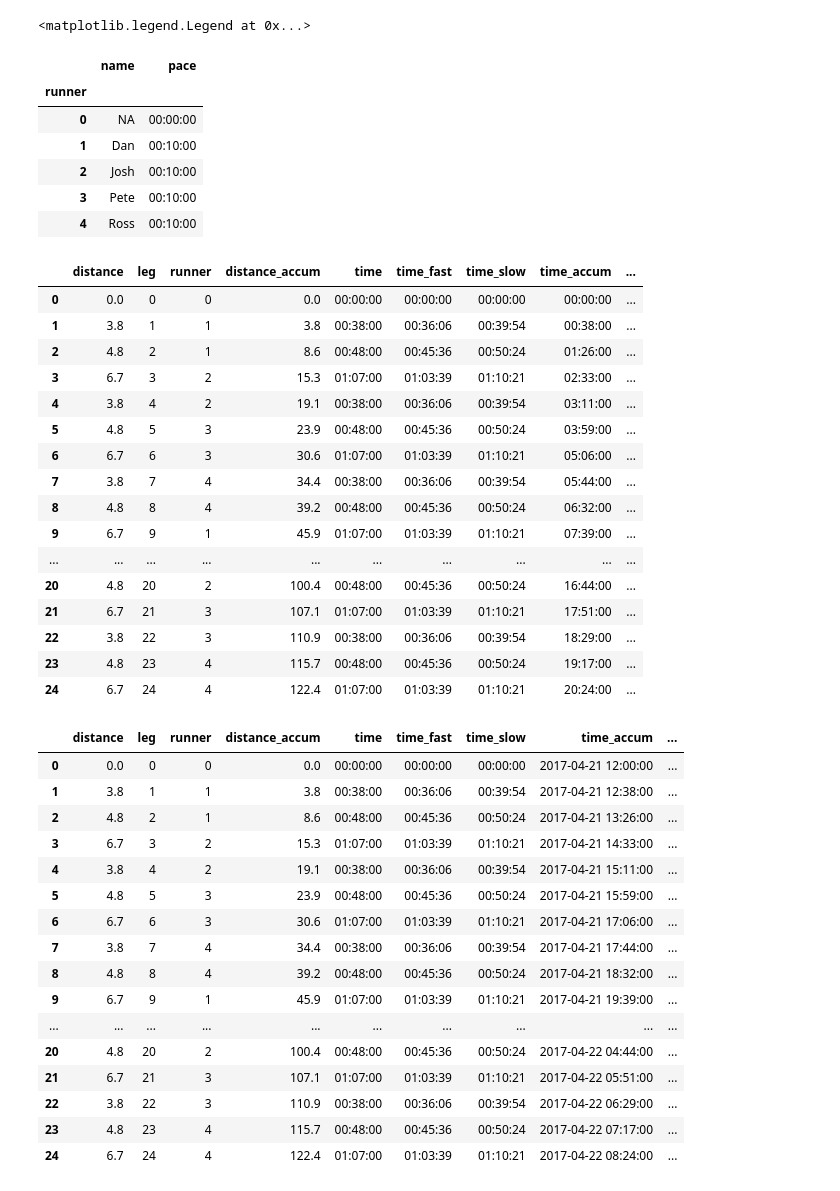
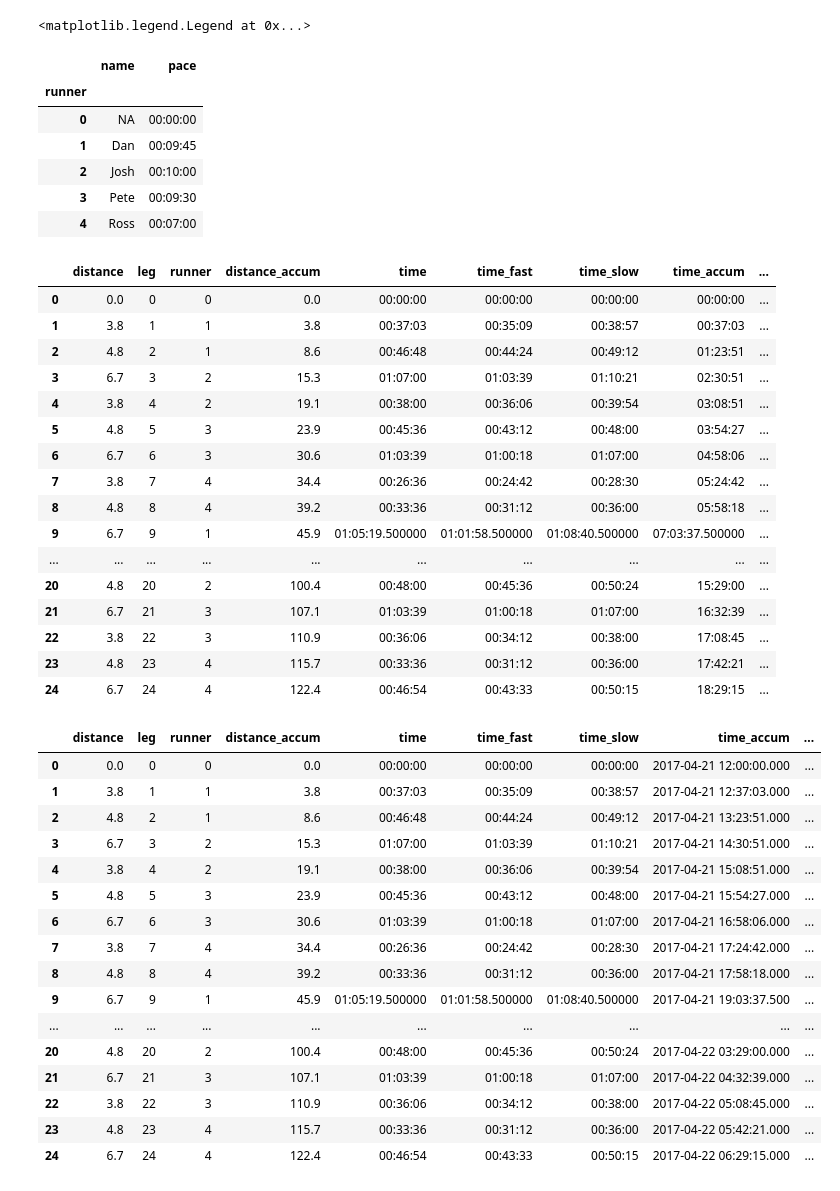
Before and after one commit to peterfpeterson/musings, a Jupyter notebook: AtlantaRagnar2017.ipynb, the cells around one changed output. Saved outputs shown, nothing was run; the diff lists cells and outputs as text; code cells hidden in the pictures.

```diff
--- a/AtlantaRagnar2017.ipynb
+++ b/AtlantaRagnar2017.ipynb
@@ -67,21 +67,21 @@ axes.legend()
 # %%
 runners = pd.DataFrame({'runner':np.arange(5),
                         'name':['NA', 'Dan', 'Josh', 'Pete', 'Ross'],
                         'pace':[np.timedelta64(int(0), 's'),
+                                np.timedelta64(int(9*60+45), 's'),
                                 np.timedelta64(int(10*60), 's'),
-                                np.timedelta64(int(10*60), 's'),
-                                np.timedelta64(int(10*60), 's'),
-                                np.timedelta64(int(10*60), 's')]})
+                                np.timedelta64(int(9*60+30), 's'),
+                                np.timedelta64(int(7*60), 's')]})
 runners = runners.set_index('runner') # must be a better way
 runners
 # %% [output]
 |  | name | pace |
 | runner |  |  |
 | 0 | NA | 00:00:00 |
-| 1 | Dan | 00:10:00 |
+| 1 | Dan | 00:09:45 |
 | 2 | Josh | 00:10:00 |
-| 3 | Pete | 00:10:00 |
-| 4 | Ross | 00:10:00 |
+| 3 | Pete | 00:09:30 |
+| 4 | Ross | 00:07:00 |
 # %%
 # taken from https://www.timeanddate.com/sun/usa/atlanta
 sunset = np.datetime64('2017-04-21T20:13')
@@ -111,21 +111,21 @@ race
 # %% [output]
 |  | distance | leg | runner | distance_accum | time | time_fast | time_slow | time_accum | ... |
 | 0 | 0.0 | 0 | 0 | 0.0 | 00:00:00 | 00:00:00 | 00:00:00 | 00:00:00 | ... |
-| 1 | 3.8 | 1 | 1 | 3.8 | 00:38:00 | 00:36:06 | 00:39:54 | 00:38:00 | ... |
-| 2 | 4.8 | 2 | 1 | 8.6 | 00:48:00 | 00:45:36 | 00:50:24 | 01:26:00 | ... |
-| 3 | 6.7 | 3 | 2 | 15.3 | 01:07:00 | 01:03:39 | 01:10:21 | 02:33:00 | ... |
-| 4 | 3.8 | 4 | 2 | 19.1 | 00:38:00 | 00:36:06 | 00:39:54 | 03:11:00 | ... |
-| 5 | 4.8 | 5 | 3 | 23.9 | 00:48:00 | 00:45:36 | 00:50:24 | 03:59:00 | ... |
-| 6 | 6.7 | 6 | 3 | 30.6 | 01:07:00 | 01:03:39 | 01:10:21 | 05:06:00 | ... |
-| 7 | 3.8 | 7 | 4 | 34.4 | 00:38:00 | 00:36:06 | 00:39:54 | 05:44:00 | ... |
-| 8 | 4.8 | 8 | 4 | 39.2 | 00:48:00 | 00:45:36 | 00:50:24 | 06:32:00 | ... |
-| 9 | 6.7 | 9 | 1 | 45.9 | 01:07:00 | 01:03:39 | 01:10:21 | 07:39:00 | ... |
+| 1 | 3.8 | 1 | 1 | 3.8 | 00:37:03 | 00:35:09 | 00:38:57 | 00:37:03 | ... |
+| 2 | 4.8 | 2 | 1 | 8.6 | 00:46:48 | 00:44:24 | 00:49:12 | 01:23:51 | ... |
+| 3 | 6.7 | 3 | 2 | 15.3 | 01:07:00 | 01:03:39 | 01:10:21 | 02:30:51 | ... |
+| 4 | 3.8 | 4 | 2 | 19.1 | 00:38:00 | 00:36:06 | 00:39:54 | 03:08:51 | ... |
+| 5 | 4.8 | 5 | 3 | 23.9 | 00:45:36 | 00:43:12 | 00:48:00 | 03:54:27 | ... |
+| 6 | 6.7 | 6 | 3 | 30.6 | 01:03:39 | 01:00:18 | 01:07:00 | 04:58:06 | ... |
+| 7 | 3.8 | 7 | 4 | 34.4 | 00:26:36 | 00:24:42 | 00:28:30 | 05:24:42 | ... |
+| 8 | 4.8 | 8 | 4 | 39.2 | 00:33:36 | 00:31:12 | 00:36:00 | 05:58:18 | ... |
+| 9 | 6.7 | 9 | 1 | 45.9 | 01:05:19.500000 | 01:01:58.500000 | 01:08:40.500000 | 07:03:37.500000 | ... |
 | ... | ... | ... | ... | ... | ... | ... | ... | ... | ... |
-| 20 | 4.8 | 20 | 2 | 100.4 | 00:48:00 | 00:45:36 | 00:50:24 | 16:44:00 | ... |
-| 21 | 6.7 | 21 | 3 | 107.1 | 01:07:00 | 01:03:39 | 01:10:21 | 17:51:00 | ... |
-| 22 | 3.8 | 22 | 3 | 110.9 | 00:38:00 | 00:36:06 | 00:39:54 | 18:29:00 | ... |
-| 23 | 4.8 | 23 | 4 | 115.7 | 00:48:00 | 00:45:36 | 00:50:24 | 19:17:00 | ... |
-| 24 | 6.7 | 24 | 4 | 122.4 | 01:07:00 | 01:03:39 | 01:10:21 | 20:24:00 | ... |
+| 20 | 4.8 | 20 | 2 | 100.4 | 00:48:00 | 00:45:36 | 00:50:24 | 15:29:00 | ... |
+| 21 | 6.7 | 21 | 3 | 107.1 | 01:03:39 | 01:00:18 | 01:07:00 | 16:32:39 | ... |
+| 22 | 3.8 | 22 | 3 | 110.9 | 00:36:06 | 00:34:12 | 00:38:00 | 17:08:45 | ... |
+| 23 | 4.8 | 23 | 4 | 115.7 | 00:33:36 | 00:31:12 | 00:36:00 | 17:42:21 | ... |
+| 24 | 6.7 | 24 | 4 | 122.4 | 00:46:54 | 00:43:33 | 00:50:15 | 18:29:15 | ... |
 # %%
 time_start = np.datetime64('2017-04-21T12:00')
 for label in ['time_accum', 'time_accum_fast', 'time_accum_slow']:
@@ -133,22 +133,22 @@ for label in ['time_accum', 'time_accum_fast', 'time_accum_slow']:
 race
 # %% [output]
 |  | distance | leg | runner | distance_accum | time | time_fast | time_slow | time_accum | ... |
-| 0 | 0.0 | 0 | 0 | 0.0 | 00:00:00 | 00:00:00 | 00:00:00 | 2017-04-21 12:00:00 | ... |
-| 1 | 3.8 | 1 | 1 | 3.8 | 00:38:00 | 00:36:06 | 00:39:54 | 2017-04-21 12:38:00 | ... |
-| 2 | 4.8 | 2 | 1 | 8.6 | 00:48:00 | 00:45:36 | 00:50:24 | 2017-04-21 13:26:00 | ... |
-| 3 | 6.7 | 3 | 2 | 15.3 | 01:07:00 | 01:03:39 | 01:10:21 | 2017-04-21 14:33:00 | ... |
-| 4 | 3.8 | 4 | 2 | 19.1 | 00:38:00 | 00:36:06 | 00:39:54 | 2017-04-21 15:11:00 | ... |
-| 5 | 4.8 | 5 | 3 | 23.9 | 00:48:00 | 00:45:36 | 00:50:24 | 2017-04-21 15:59:00 | ... |
-| 6 | 6.7 | 6 | 3 | 30.6 | 01:07:00 | 01:03:39 | 01:10:21 | 2017-04-21 17:06:00 | ... |
-| 7 | 3.8 | 7 | 4 | 34.4 | 00:38:00 | 00:36:06 | 00:39:54 | 2017-04-21 17:44:00 | ... |
-| 8 | 4.8 | 8 | 4 | 39.2 | 00:48:00 | 00:45:36 | 00:50:24 | 2017-04-21 18:32:00 | ... |
-| 9 | 6.7 | 9 | 1 | 45.9 | 01:07:00 | 01:03:39 | 01:10:21 | 2017-04-21 19:39:00 | ... |
+| 0 | 0.0 | 0 | 0 | 0.0 | 00:00:00 | 00:00:00 | 00:00:00 | 2017-04-21 12:00:00.000 | ... |
+| 1 | 3.8 | 1 | 1 | 3.8 | 00:37:03 | 00:35:09 | 00:38:57 | 2017-04-21 12:37:03.000 | ... |
+| 2 | 4.8 | 2 | 1 | 8.6 | 00:46:48 | 00:44:24 | 00:49:12 | 2017-04-21 13:23:51.000 | ... |
+| 3 | 6.7 | 3 | 2 | 15.3 | 01:07:00 | 01:03:39 | 01:10:21 | 2017-04-21 14:30:51.000 | ... |
+| 4 | 3.8 | 4 | 2 | 19.1 | 00:38:00 | 00:36:06 | 00:39:54 | 2017-04-21 15:08:51.000 | ... |
+| 5 | 4.8 | 5 | 3 | 23.9 | 00:45:36 | 00:43:12 | 00:48:00 | 2017-04-21 15:54:27.000 | ... |
+| 6 | 6.7 | 6 | 3 | 30.6 | 01:03:39 | 01:00:18 | 01:07:00 | 2017-04-21 16:58:06.000 | ... |
+| 7 | 3.8 | 7 | 4 | 34.4 | 00:26:36 | 00:24:42 | 00:28:30 | 2017-04-21 17:24:42.000 | ... |
+| 8 | 4.8 | 8 | 4 | 39.2 | 00:33:36 | 00:31:12 | 00:36:00 | 2017-04-21 17:58:18.000 | ... |
+| 9 | 6.7 | 9 | 1 | 45.9 | 01:05:19.500000 | 01:01:58.500000 | 01:08:40.500000 | 2017-04-21 19:03:37.500 | ... |
 | ... | ... | ... | ... | ... | ... | ... | ... | ... | ... |
-| 20 | 4.8 | 20 | 2 | 100.4 | 00:48:00 | 00:45:36 | 00:50:24 | 2017-04-22 04:44:00 | ... |
-| 21 | 6.7 | 21 | 3 | 107.1 | 01:07:00 | 01:03:39 | 01:10:21 | 2017-04-22 05:51:00 | ... |
-| 22 | 3.8 | 22 | 3 | 110.9 | 00:38:00 | 00:36:06 | 00:39:54 | 2017-04-22 06:29:00 | ... |
-| 23 | 4.8 | 23 | 4 | 115.7 | 00:48:00 | 00:45:36 | 00:50:24 | 2017-04-22 07:17:00 | ... |
-| 24 | 6.7 | 24 | 4 | 122.4 | 01:07:00 | 01:03:39 | 01:10:21 | 2017-04-22 08:24:00 | ... |
+| 20 | 4.8 | 20 | 2 | 100.4 | 00:48:00 | 00:45:36 | 00:50:24 | 2017-04-22 03:29:00.000 | ... |
+| 21 | 6.7 | 21 | 3 | 107.1 | 01:03:39 | 01:00:18 | 01:07:00 | 2017-04-22 04:32:39.000 | ... |
+| 22 | 3.8 | 22 | 3 | 110.9 | 00:36:06 | 00:34:12 | 00:38:00 | 2017-04-22 05:08:45.000 | ... |
+| 23 | 4.8 | 23 | 4 | 115.7 | 00:33:36 | 00:31:12 | 00:36:00 | 2017-04-22 05:42:21.000 | ... |
+| 24 | 6.7 | 24 | 4 | 122.4 | 00:46:54 | 00:43:33 | 00:50:15 | 2017-04-22 06:29:15.000 | ... |
 # %%
 distance_bounds = [race.distance_accum[0], race.distance_accum[race.distance_accum.size-1]]
 time_bounds = [race.time_accum_slow[0], race.time_accum_slow[race.distance_accum.size-1]]
```
Also changed, not shown: 1 other file.
